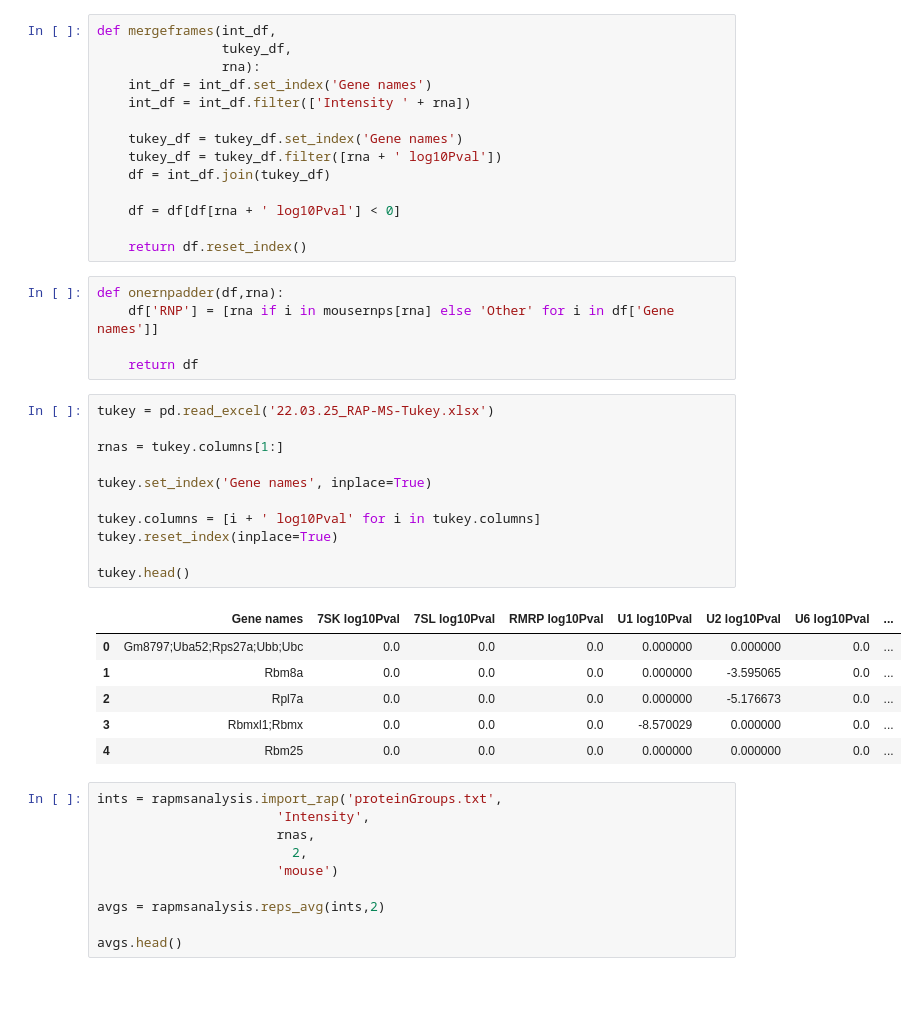
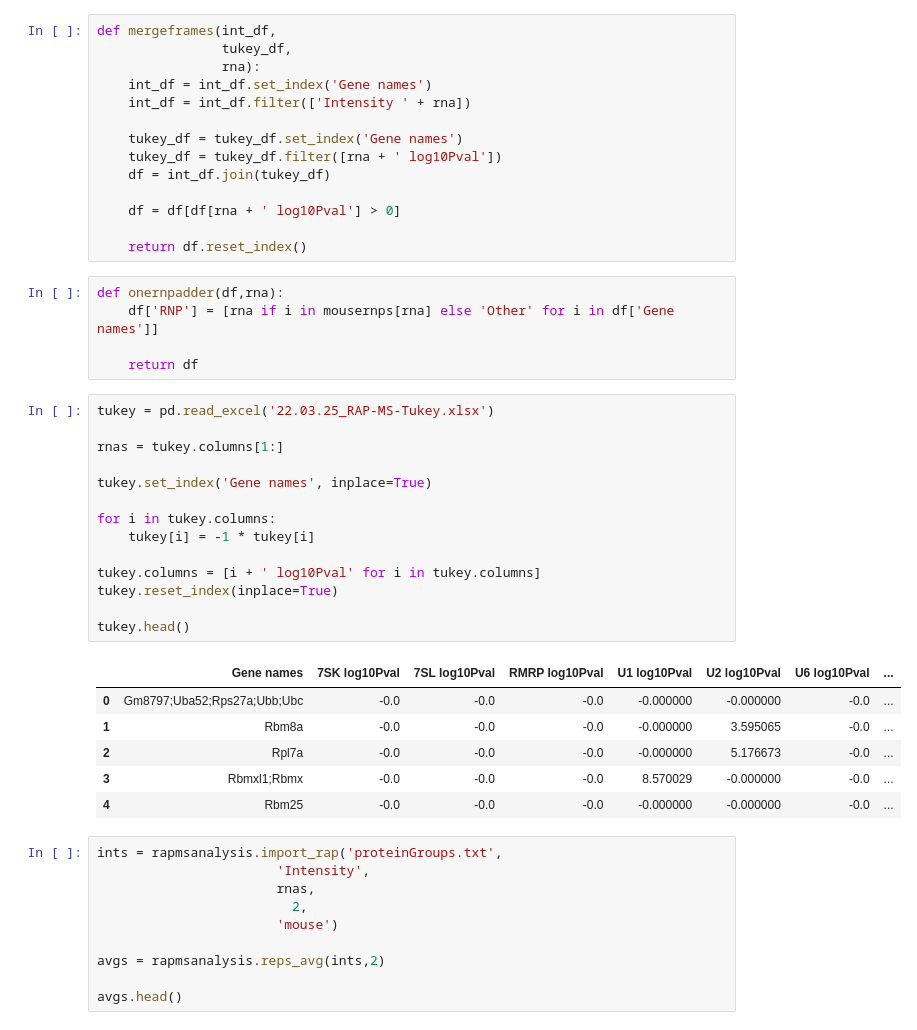
Before and after one commit to dhonson-lncrna/rapmstools, a Jupyter notebook: 22.03.28_RAP-Analysis.ipynb, the cells around one changed output. Cells and saved outputs as stored; diff of their text form; blank space fills up the shorter version.

```diff
--- a/22.03.28_RAP-Analysis.ipynb
+++ b/22.03.28_RAP-Analysis.ipynb
@@ -27,7 +27,7 @@ def mergeframes(int_df,
     tukey_df = tukey_df.filter([rna + ' log10Pval'])
     df = int_df.join(tukey_df)
 
-    df = df[df[rna + ' log10Pval'] < 0]
+    df = df[df[rna + ' log10Pval'] > 0]
 
     return df.reset_index()
 # %%
@@ -38,21 +38,24 @@ def onernpadder(df,rna):
 # %%
 tukey = pd.read_excel('22.03.25_RAP-MS-Tukey.xlsx')
 
 rnas = tukey.columns[1:]
 
 tukey.set_index('Gene names', inplace=True)
 
+for i in tukey.columns:
+    tukey[i] = -1 * tukey[i]
+
 tukey.columns = [i + ' log10Pval' for i in tukey.columns]
 tukey.reset_index(inplace=True)
 
 tukey.head()
 # %% [output]
 |  | Gene names | 7SK log10Pval | 7SL log10Pval | RMRP log10Pval | U1 log10Pval | U2 log10Pval | U6 log10Pval | ... |
-| 0 | Gm8797;Uba52;Rps27a;Ubb;Ubc | 0.0 | 0.0 | 0.0 | 0.000000 | 0.000000 | 0.0 | ... |
-| 1 | Rbm8a | 0.0 | 0.0 | 0.0 | 0.000000 | -3.595065 | 0.0 | ... |
-| 2 | Rpl7a | 0.0 | 0.0 | 0.0 | 0.000000 | -5.176673 | 0.0 | ... |
-| 3 | Rbmxl1;Rbmx | 0.0 | 0.0 | 0.0 | -8.570029 | 0.000000 | 0.0 | ... |
-| 4 | Rbm25 | 0.0 | 0.0 | 0.0 | 0.000000 | 0.000000 | 0.0 | ... |
+| 0 | Gm8797;Uba52;Rps27a;Ubb;Ubc | -0.0 | -0.0 | -0.0 | -0.000000 | -0.000000 | -0.0 | ... |
+| 1 | Rbm8a | -0.0 | -0.0 | -0.0 | -0.000000 | 3.595065 | -0.0 | ... |
+| 2 | Rpl7a | -0.0 | -0.0 | -0.0 | -0.000000 | 5.176673 | -0.0 | ... |
+| 3 | Rbmxl1;Rbmx | -0.0 | -0.0 | -0.0 | 8.570029 | -0.000000 | -0.0 | ... |
+| 4 | Rbm25 | -0.0 | -0.0 | -0.0 | -0.000000 | -0.000000 | -0.0 | ... |
 # %%
 ints = rapmsanalysis.import_rap('proteinGroups.txt',
                        'Intensity',
```
Also changed, not shown: parts of 1 cell of this notebook, 1 other file.
